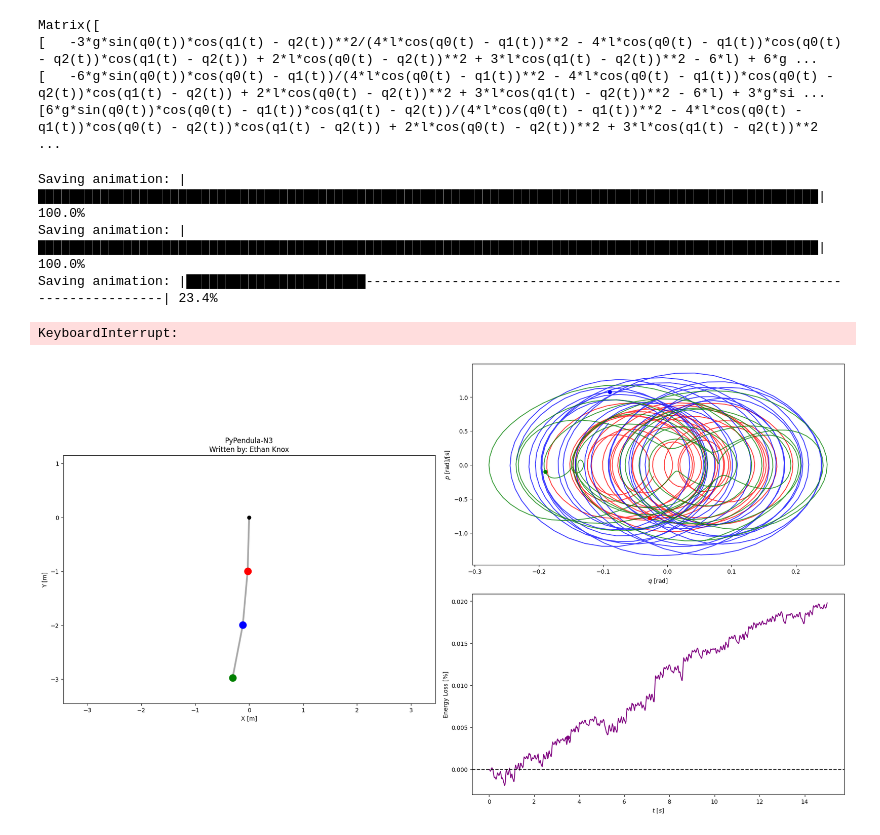
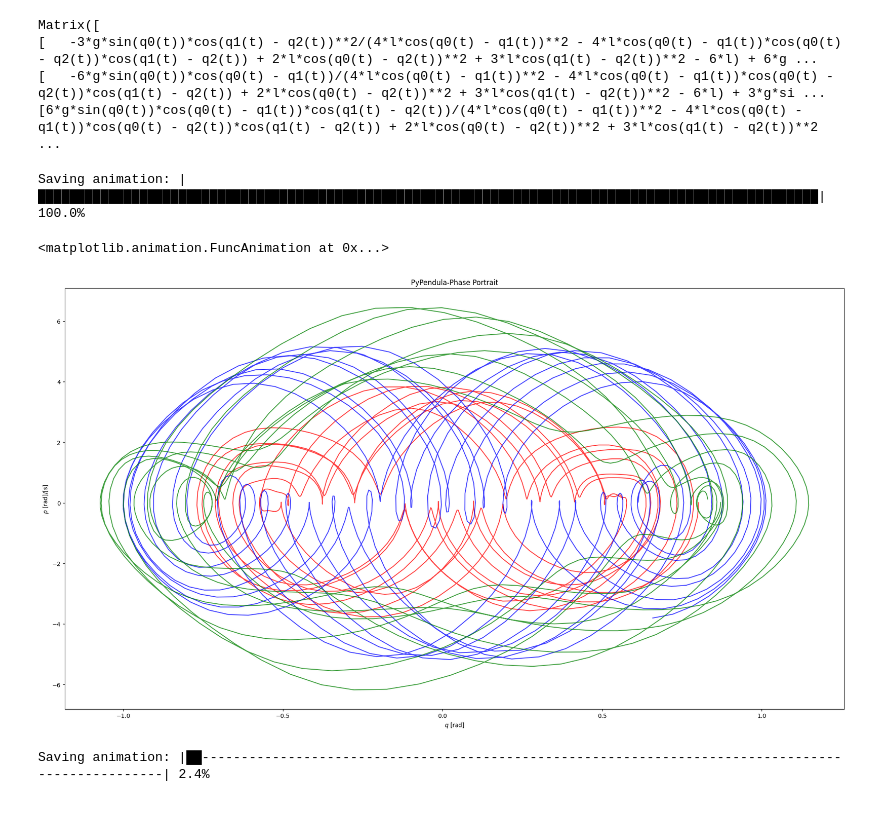
Before and after one commit to ethank5149/PyPendula, a Jupyter notebook: PyPendula.ipynb, the cells around one changed output. Cells and saved outputs as stored; diff of their text form; code cells hidden in the pictures.

```diff
--- a/PyPendula.ipynb
+++ b/PyPendula.ipynb
@@ -65,17 +65,22 @@ Matrix([
 [   -6*g*sin(q0(t))*cos(q0(t) - q1(t))/(4*l*cos(q0(t) - q1(t))**2 - 4*l*cos(q0(t) - q1(t))*cos(q0(t) - q2(t))*cos(q1(t) - q2(t)) + 2*l*cos(q0(t) - q2(t))**2 + 3*l*cos(q1(t) - q2(t))**2 - 6*l) + 3*g*si ...
 [6*g*sin(q0(t))*cos(q0(t) - q1(t))*cos(q1(t) - q2(t))/(4*l*cos(q0(t) - q1(t))**2 - 4*l*cos(q0(t) - q1(t))*cos(q0(t) - q2(t))*cos(q1(t) - q2(t)) + 2*l*cos(q0(t) - q2(t))**2 + 3*l*cos(q1(t) - q2(t))**2  ...
 # %%
-pendula = PyPendula(t_f=15, fps=60, alpha=6, beta=64)
-for _ in range(10):
-    pendula.set_ics()
-    pendula.solve_numeric()
-    pendula.simulate()
+pendula = PyPendula(t_f=15, fps=60, alpha=3, beta=128)
+
+pendula.show_phase_portrait()
+pendula.simulate()
 # %% [output]
 Saving animation: |████████████████████████████████████████████████████████████████████████████████████████████████████| 100.0%
-Saving animation: |████████████████████████████████████████████████████████████████████████████████████████████████████| 100.0%
-Saving animation: |███████████████████████-----------------------------------------------------------------------------| 23.4%
-KeyboardInterrupt:
+<matplotlib.animation.FuncAnimation at 0x...>
-[figure, old version]
+[figure, new version]
+# %%
+for _ in range(3):
+    pendula.set_ics()
+    pendula.solve_numeric()
+    pendula.show_phase_portrait()
+    pendula.simulate()
+# %% [output]
+Saving animation: |██--------------------------------------------------------------------------------------------------| 2.4%
 # %%
 # def gen_rand_ics(q_param=RAND_PARAMS['q_param'], p_param=RAND_PARAMS['p_param']):
 #     return np.stack([
```
Also changed, not shown: parts of 1 cell of this notebook, 6 other files.
